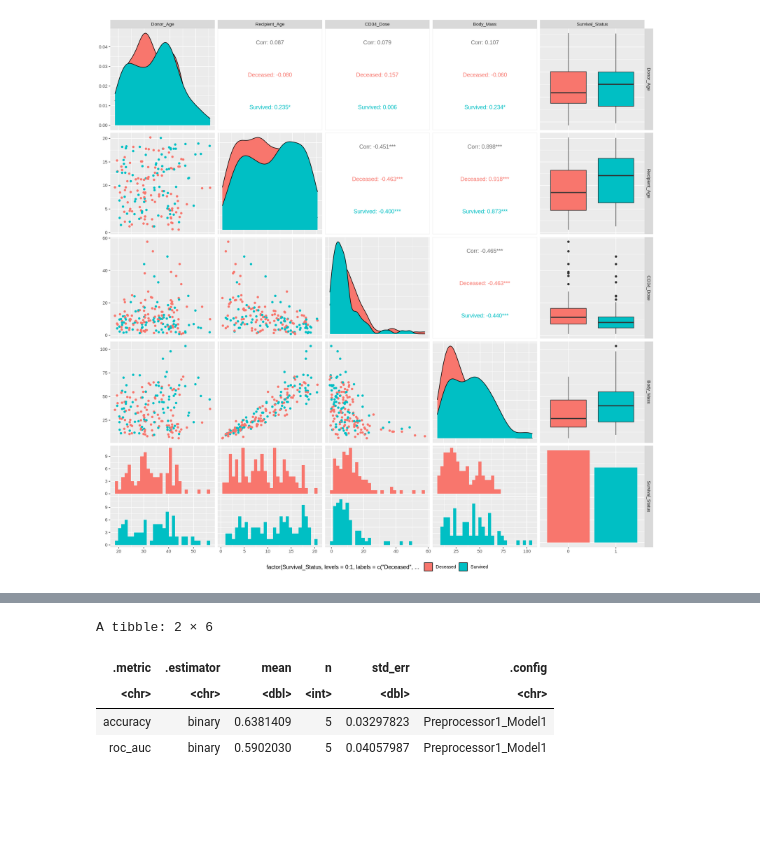
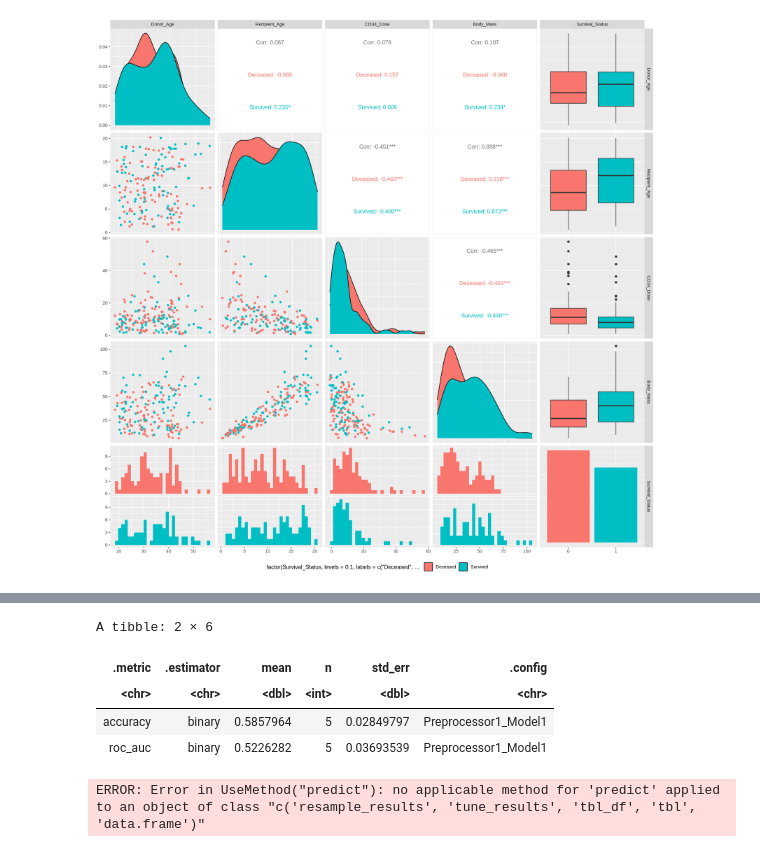
Before and after one commit to rishiiii3/dsci-100-2023S-group-67, a Jupyter notebook: Bone Marrow Analysis.ipynb, the cells around one changed output, grey strips where cells are left out. Drawn from its saved outputs; the diff is of its cells as text; code cells hidden in the pictures; blank space fills up the shorter version.

```diff
--- a/Bone Marrow Analysis.ipynb
+++ b/Bone Marrow Analysis.ipynb
@@ -229,8 +262,8 @@ As the graph shown, nearest neighbors of 12 to 14 is the best choice with larges
 # %%
-bone_marrow_spec <- nearest_neighbor(weight_func = "rectangular", neighbors = 12) |>
+bone_marrow_spec_best <- nearest_neighbor(weight_func = "rectangular", neighbors = 17) |>
        set_engine("kknn") |>
        set_mode("classification")
 
-bone_marrow_recipe <- recipe(Survival_Status ~ CD34_Dose + Body_Mass + Donor_Age + Recipient_Age, data = bone_marrow_clean) |>
+bone_marrow_recipe <- recipe(Survival_Status ~ CD34_Dose + Body_Mass + Donor_Age + Recipient_Age, data = bone_marrow_train) |>
                         step_scale(all_predictors()) |>
                         step_center(all_predictors())
@@ -242,15 +270,21 @@ bone_marrow_resample_fit <- workflow() |>
 # %%
 bone_marrow_fit <- workflow() |>
        add_recipe(bone_marrow_recipe) |>
-       add_model(bone_marrow_spec) |>
+       add_model(bone_marrow_spec_best) |>
        fit_resamples(resamples = bone_marrow_vfold)
 # %%
-bone_marrow_metrics = bone_marrow_fit |>
+bone_marrow_metrics <- bone_marrow_fit |>
         collect_metrics()
 bone_marrow_metrics
 # %% [output]
 A tibble: 2 × 6
 | .metric | .estimator | mean | n | std_err | .config |
 | <chr> | <chr> | <dbl> | <int> | <dbl> | <chr> |
-| accuracy | binary | 0.6381409 | 5 | 0.03297823 | Preprocessor1_Model1 |
-| roc_auc | binary | 0.5902030 | 5 | 0.04057987 | Preprocessor1_Model1 |
+| accuracy | binary | 0.5857964 | 5 | 0.02849797 | Preprocessor1_Model1 |
+| roc_auc | binary | 0.5226282 | 5 | 0.03693539 | Preprocessor1_Model1 |
+# %%
+bone_marrow_predictions <- predict(bone_marrow_fit, bone_marrow_test) |>
+    bind_cols(bone_marrow_test)
+bone_marrow_predictions
+# %% [output]
+ERROR: Error in UseMethod("predict"): no applicable method for 'predict' applied to an object of class "c('resample_results', 'tune_results', 'tbl_df', 'tbl', 'data.frame')"
```
Also changed, not shown: parts of 8 cells of this notebook.
